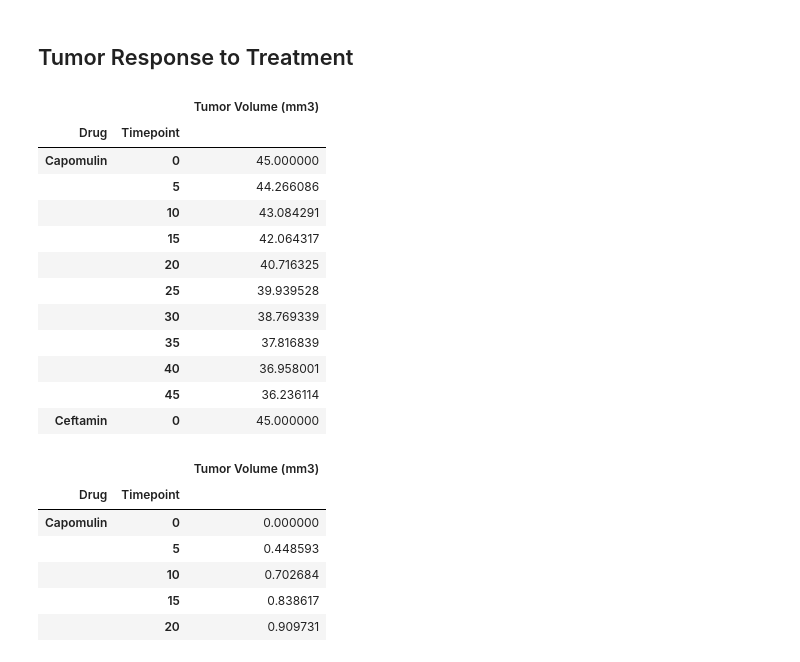
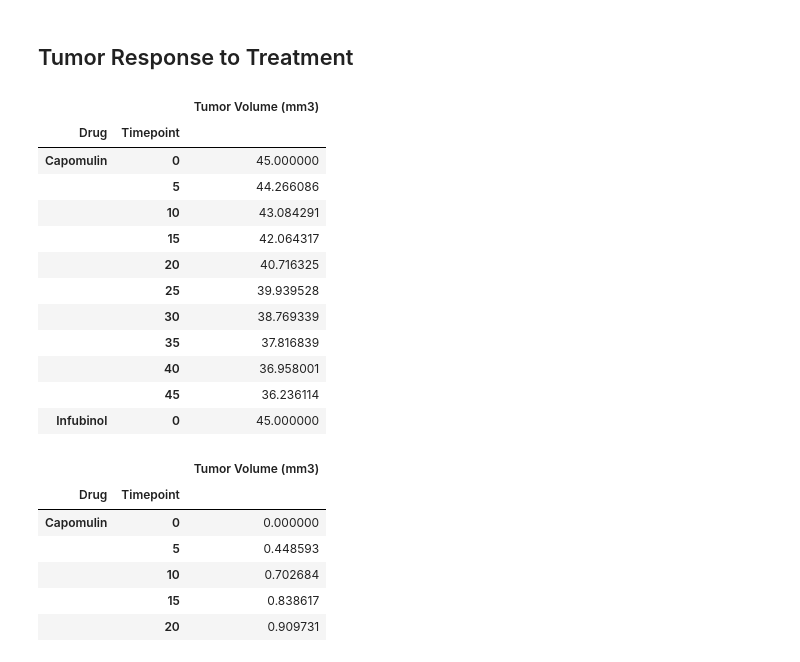
Before and after one commit to jeffreyb92/matplotlib-challenge, a Jupyter notebook: Pymaceuticals/pymaceuticals.ipynb, the cells around one changed output. Cells and saved outputs as stored; diff of their text form; code cells hidden in the pictures.

```diff
--- a/Pymaceuticals/pymaceuticals.ipynb
+++ b/Pymaceuticals/pymaceuticals.ipynb
@@ -35,3 +35,9 @@ mouse_clinical_trial
 | 1904 | j235 | Placebo | 15 | 51.161138 | 1 |
 | 1905 | j235 | Placebo | 20 | 52.942902 | 1 |
 1906 rows × 5 columns
+# %%
+mouse_clinical_reduced = mouse_clinical_trial[(mouse_clinical_trial['Drug'] == 'Capomulin') |
+                                             (mouse_clinical_trial['Drug'] == 'Infubinol') |
+                                             (mouse_clinical_trial['Drug'] == 'Ketapril') |
+                                             (mouse_clinical_trial['Drug'] == 'Placebo')]
+mouse_clinical_reduced
@@ -39,28 +59,28 @@ mouse_clinical_trial
 ## Tumor Response to Treatment
 # %%
 # Store the Mean Tumor Volume Data Grouped by Drug and Timepoint
-meantumor = mouse_clinical_trial.groupby(['Drug','Timepoint'])
+meantumor = mouse_clinical_reduced.groupby(['Drug','Timepoint'])
 meantumor['Tumor Volume (mm3)'].mean()
 
 # Convert to DataFrame
 tumor_mean_df = pd.DataFrame(meantumor['Tumor Volume (mm3)'].mean())
 
 
 # Preview DataFrame
 tumor_mean_df.head(11)
 # %% [output]
 |  |  | Tumor Volume (mm3) |
 | Drug | Timepoint |  |
 | Capomulin | 0 | 45.000000 |
 |  | 5 | 44.266086 |
 |  | 10 | 43.084291 |
 |  | 15 | 42.064317 |
 |  | 20 | 40.716325 |
 |  | 25 | 39.939528 |
 |  | 30 | 38.769339 |
 |  | 35 | 37.816839 |
 |  | 40 | 36.958001 |
 |  | 45 | 36.236114 |
-| Ceftamin | 0 | 45.000000 |
+| Infubinol | 0 | 45.000000 |
 # %%
 # Store the Standard Error of Tumor Volumes Grouped by Drug and Timepoint
```
Also changed, not shown: parts of 22 cells of this notebook, 3 other files.
